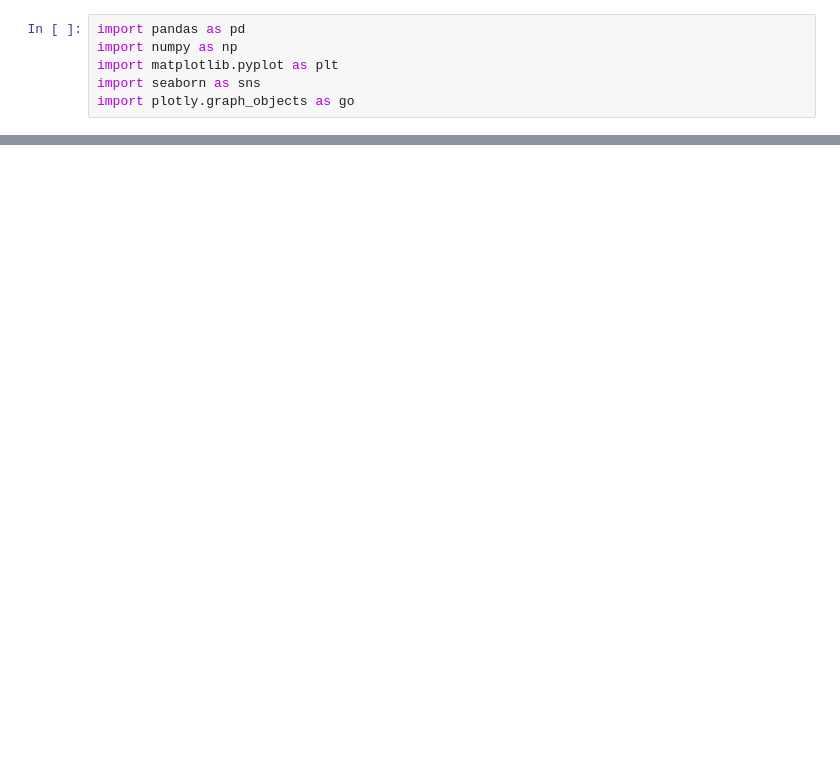
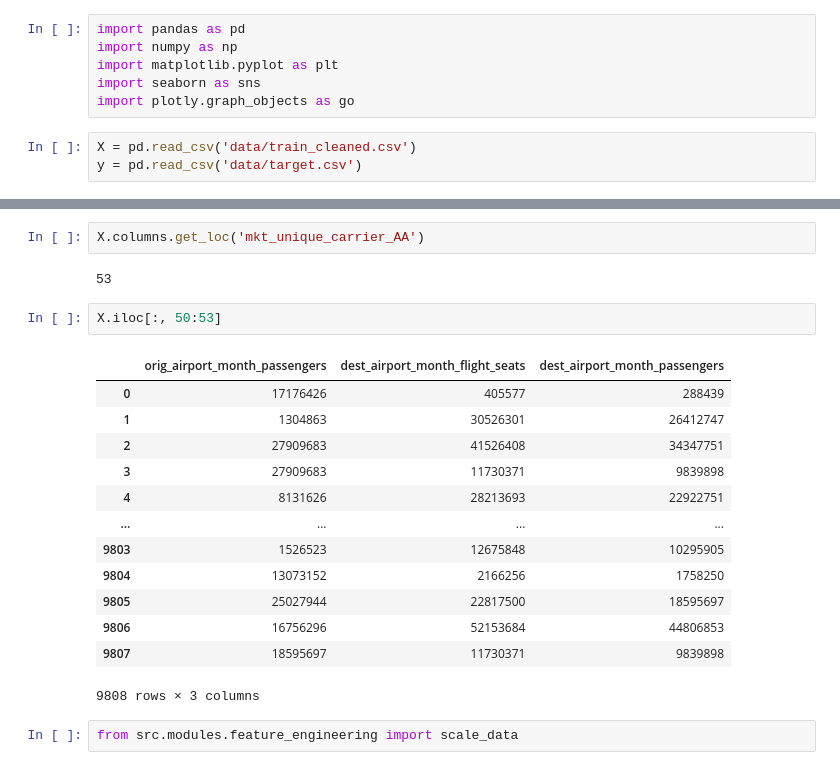
Before and after one commit to Zmek95/Flight_Delay_Predictor, a Jupyter notebook: full_framework.ipynb, the cells around one changed output, grey strips where cells are left out. Cells and saved outputs as stored; diff of their text form; blank space fills up the shorter version.

```diff
--- a/full_framework.ipynb
+++ b/full_framework.ipynb
@@ -4,3 +4,6 @@ import numpy as np
 import matplotlib.pyplot as plt
 import seaborn as sns
 import plotly.graph_objects as go
+# %%
+X = pd.read_csv('data/train_cleaned.csv')
+y = pd.read_csv('data/target.csv')
@@ -6,0 +43,22 @@ import plotly.graph_objects as go
+# %%
+X.columns.get_loc('mkt_unique_carrier_AA')
+# %% [output]
+53
+# %%
+X.iloc[:, 50:53]
+# %% [output]
+|  | orig_airport_month_passengers | dest_airport_month_flight_seats | dest_airport_month_passengers |
+| 0 | 17176426 | 405577 | 288439 |
+| 1 | 1304863 | 30526301 | 26412747 |
+| 2 | 27909683 | 41526408 | 34347751 |
+| 3 | 27909683 | 11730371 | 9839898 |
+| 4 | 8131626 | 28213693 | 22922751 |
+| ... | ... | ... | ... |
+| 9803 | 1526523 | 12675848 | 10295905 |
+| 9804 | 13073152 | 2166256 | 1758250 |
+| 9805 | 25027944 | 22817500 | 18595697 |
+| 9806 | 16756296 | 52153684 | 44806853 |
+| 9807 | 18595697 | 11730371 | 9839898 |
+9808 rows × 3 columns
+# %%
+from src.modules.feature_engineering import scale_data
```
Also changed, not shown: parts of 14 cells of this notebook, 1 other file.
